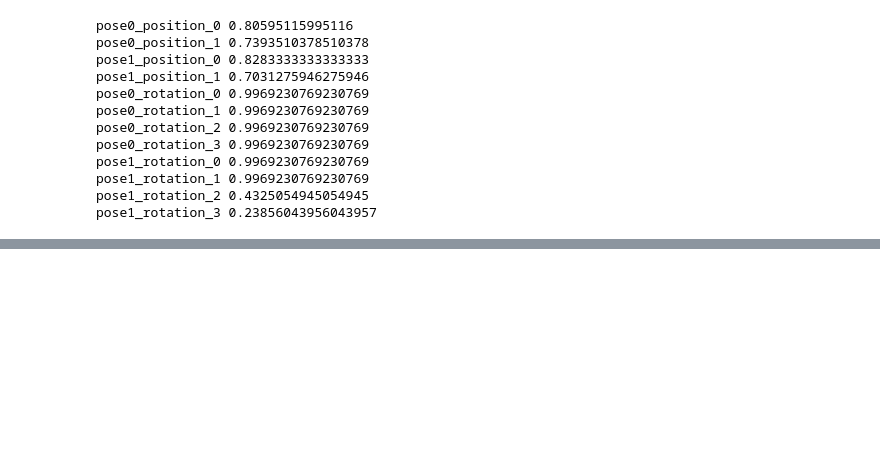
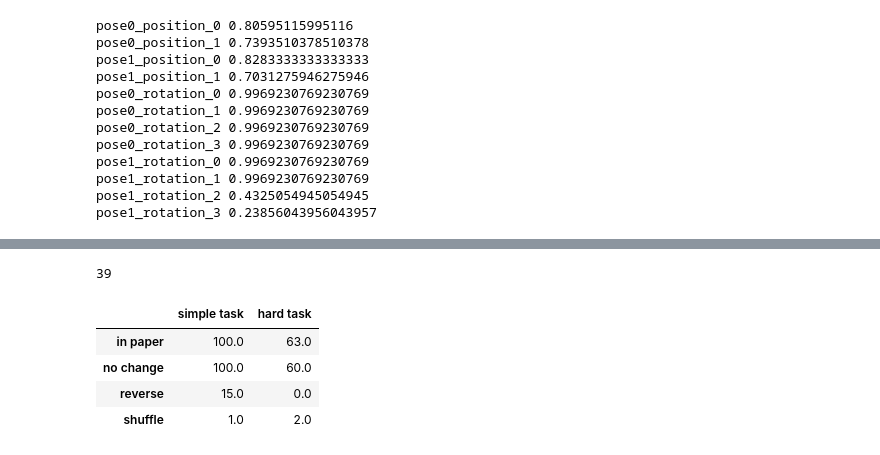
Before and after one commit to jiajingk/train_vima, a Jupyter notebook: visualize.ipynb, the cells around one changed output, grey strips where cells are left out. Cells and saved outputs as stored; diff of their text form; code cells hidden in the pictures; blank space fills up the shorter version.

Commit message:
not shuffle detected object

```diff
--- a/visualize.ipynb
+++ b/visualize.ipynb
@@ -586,0 +627,27 @@ pose1_rotation_3 0.23856043956043957
+# %%
+with open('simple_shuffle.txt') as f:
+    results = list(filter(lambda x: x.strip() in ('True', 'False',), f.readlines()))
+    assert len(results) == 100
+    print(sum(map(
+        lambda x: 1 if x.strip() == 'True' else 0,
+        results)
+    ))
+# %% [output]
+39
+# %%
+data = {
+    "in paper": [100.0, 63.0],
+    "no change": [100.0, 60.0],
+    "reverse": [15.0, 0.0],
+    "shuffle": [39.0, 2.0]
+
+}
+index = ['simple task', 'hard task']
+
+pd.DataFrame(data=data, index=index).T
+# %% [output]
+|  | simple task | hard task |
+| in paper | 100.0 | 63.0 |
+| no change | 100.0 | 60.0 |
+| reverse | 15.0 | 0.0 |
+| shuffle | 1.0 | 2.0 |
```
Also changed, not shown: parts of 13 cells of this notebook, 5 other files.
